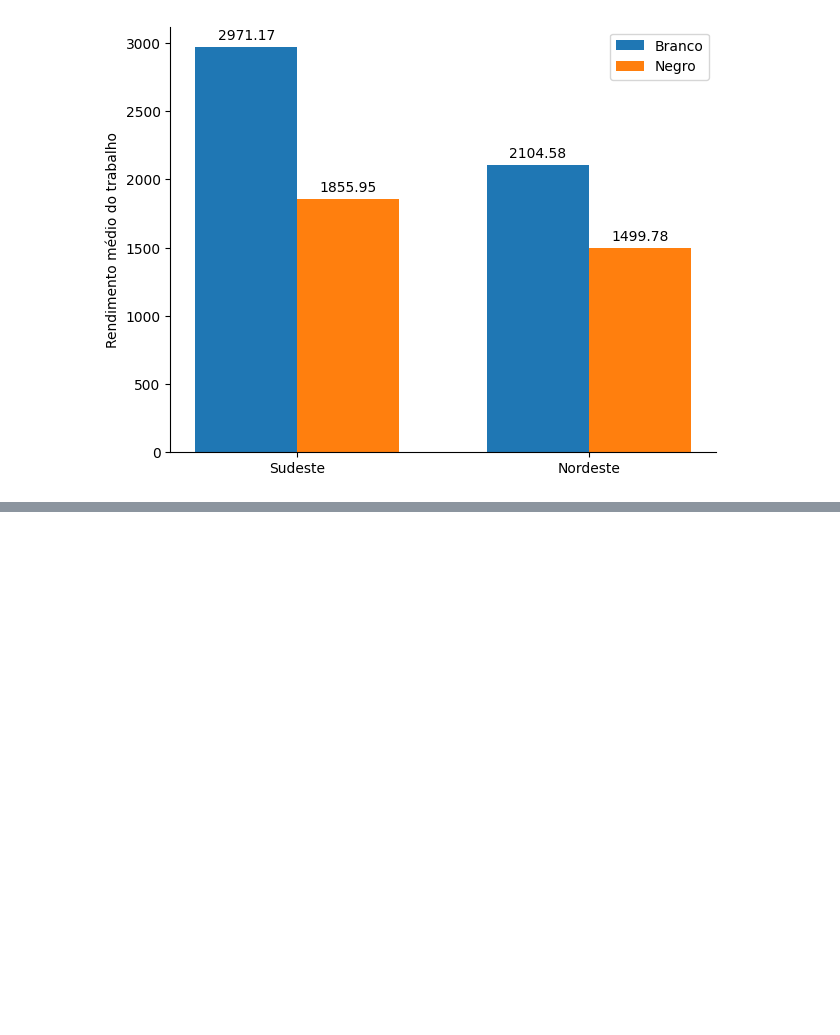
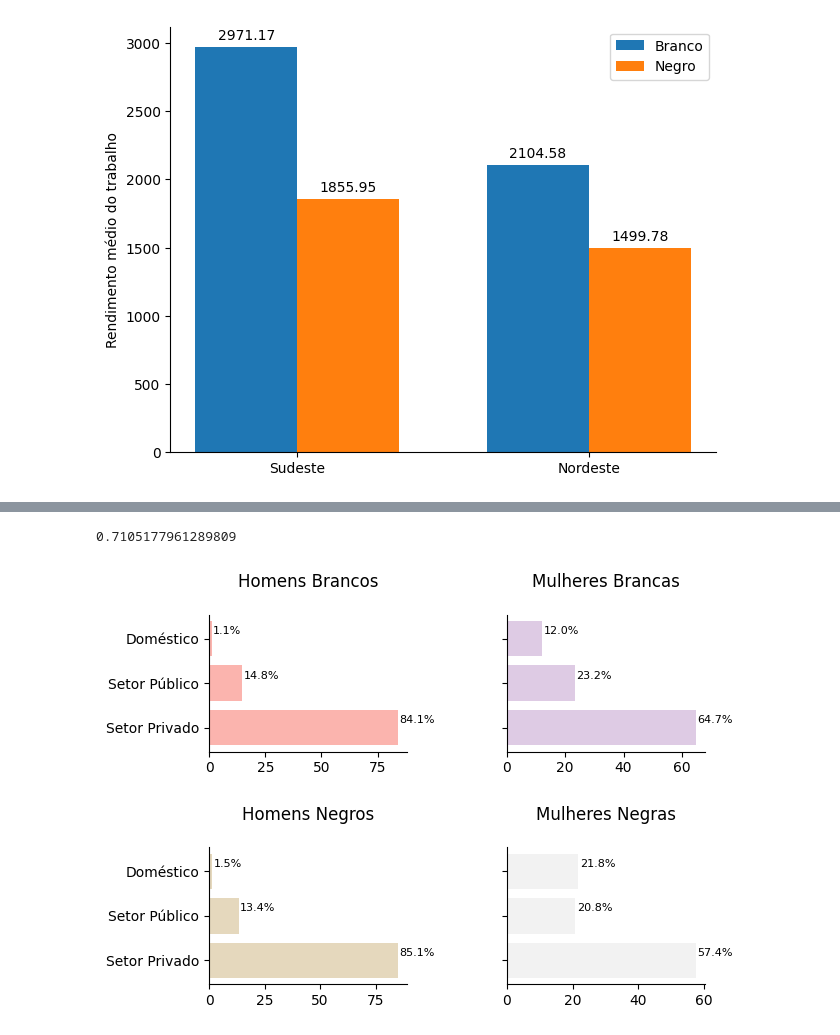
Before and after one commit to pactoPelaEquidade/reports, a Jupyter notebook: black_women/notebooks/2_plots_pnadc.ipynb, the cells around one changed output, grey strips where cells are left out. Saved outputs shown, nothing was run; the diff lists cells and outputs as text; code cells hidden in the pictures; blank space fills up the shorter version.

```diff
--- a/black_women/notebooks/2_plots_pnadc.ipynb
+++ b/black_women/notebooks/2_plots_pnadc.ipynb
@@ -244,0 +225,55 @@ df[[df.index[k] in [1,5,9,10] for k in range(len(df))]]
+# %%
+2853.07/4015.48
+# %% [output]
+0.7105177961289809
+# %%
+df=pd.read_csv('/home/dell/Documents/pacto/reports/black_women/data/participacao_setor.csv')
+# %%
+map_ocup={
+    1:'Setor Privado',
+    2:'Setor Público',
+    3:'Doméstico'
+}
+
+df['tipo_ocupacao']=df['tipo_ocupacao'].map(map_ocup)
+# %%
+df['prop']=df['table1'] / df.groupby(['v2007','v2010'])['table1'].transform('sum')
+# %%
+groups =[('Branca',1),('Branca',2),('Negro',1),('Negro',2),]
+# %%
+fig, axs = plt.subplots(2,2)
+axs = axs.flatten()
+for i, group in enumerate(groups):
+    race, gender = group
+    tab = df[(df['v2010']==race) & (df['v2007']==gender)]
+    dict_ocup = dict(zip(tab['tipo_ocupacao'], tab['prop']))
+
+    y=[k for k,v in dict_ocup.items()]
+    x=[v*100 for k,v in dict_ocup.items()]
+
+    titles=["Homens Brancos", "Mulheres Brancas", "Homens Negros", "Mulheres Negras"]
+    axs[i].barh(y, x, color=colors[i])
+
+    if i in [1,3]:
+        axs[i].set_yticklabels('')
+
+    # setting label of y-axis
+    axs[i].spines.right.set_visible(False)
+    axs[i].spines.top.set_visible(False)
+    # setting label of x-axis
+    # plt.xlabel("")
+    axs[i].set_title(titles[i], pad=20)
+
+    # plt.ylabel("")
+
+for i, ax in enumerate(axs):
+    for p in ax.patches:
+        ax.annotate(str(round(p.get_width(), 1))+'%', (p.get_width() + 0.5, p.get_y() + 0.5), fontsize=8)
+
+fig.subplots_adjust(wspace=0.5, hspace=0.7)
+
+fig.savefig('/home/dell/Documents/pacto/reports/black_women/figures/participation.pdf', bbox_inches='tight')
+
+plt.show()
+# %% [output]
+[figure, added]
```
Also changed, not shown: parts of 18 cells of this notebook, 17 other files.
